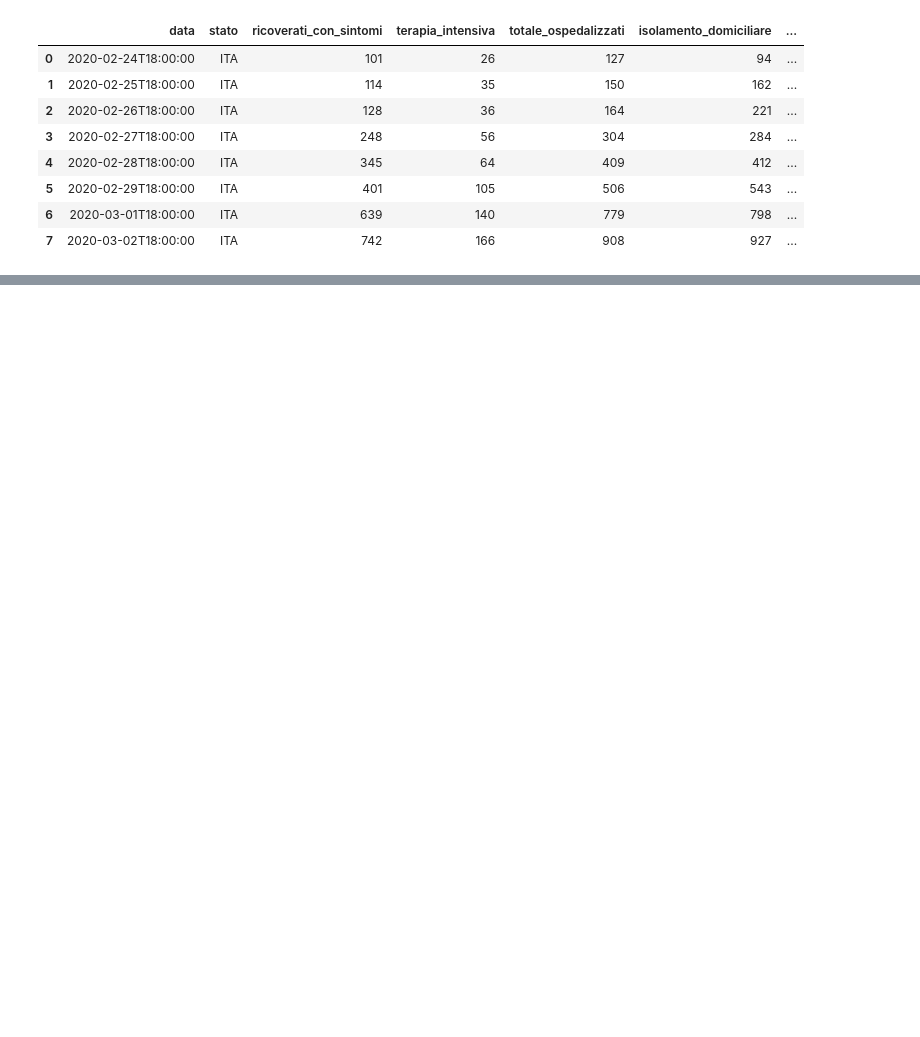
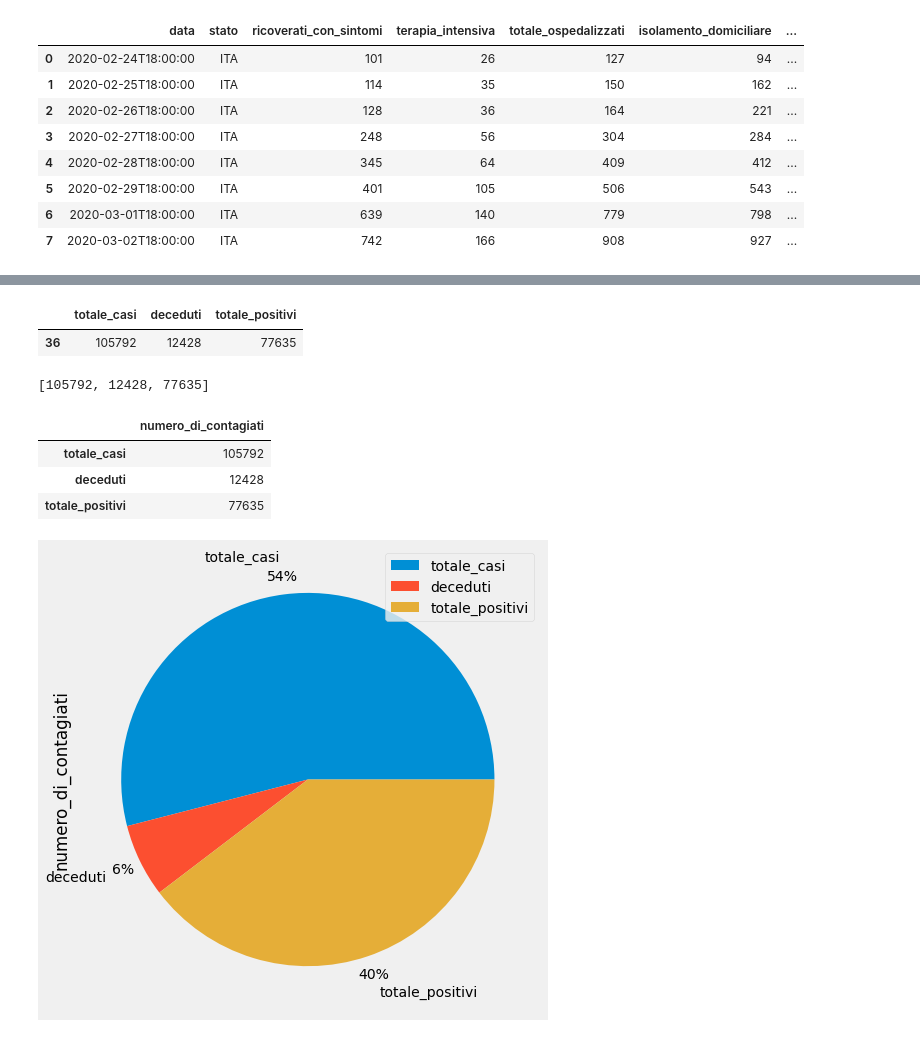
Before and after one commit to visiont3lab/data-visualization, a Jupyter notebook: courses/02_Pandas/Pandas.ipynb, the cells around one changed output, grey strips where cells are left out. Saved outputs shown, nothing was run; the diff lists cells and outputs as text; code cells hidden in the pictures; blank space fills up the shorter version.

```diff
--- a/courses/02_Pandas/Pandas.ipynb
+++ b/courses/02_Pandas/Pandas.ipynb
@@ -318,0 +803,30 @@ display(dn)
+# %%
+dfin = dn.tail(1)
+dfin = dfin.drop(columns="data")
+dfin
+# %% [output]
+|  | totale_casi | deceduti | totale_positivi |
+| 36 | 105792 | 12428 | 77635 |
+# %%
+#list(dfin.columns)
+list(dfin.iloc[0,:])
+list(dfin.values[0])
+# %% [output]
+[105792, 12428, 77635]
+# %%
+d = {
+    'numero_di_contagiati': list(dfin.values[0])
+    }
+dpie = pd.DataFrame(d,index= list(dfin.columns))
+dpie
+# %% [output]
+|  | numero_di_contagiati |
+| totale_casi | 105792 |
+| deceduti | 12428 |
+| totale_positivi | 77635 |
+# %%
+fig, ax = plt.subplots(1, 1, figsize=(18,8))
+dpie.plot(kind="pie", y="numero_di_contagiati",ax=ax,autopct='%1.0f%%', pctdistance=1.1, labeldistance=1.2)
+fig.savefig("covid19.png")
+# %% [output]
+[figure, added]
```
Also changed, not shown: parts of 66 cells of this notebook.
